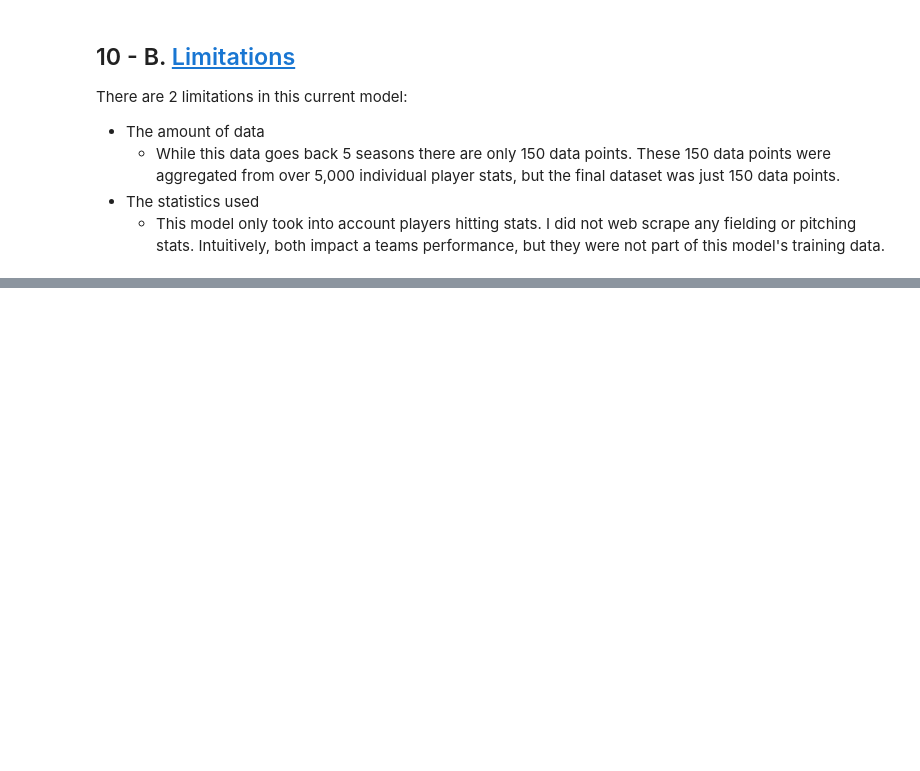
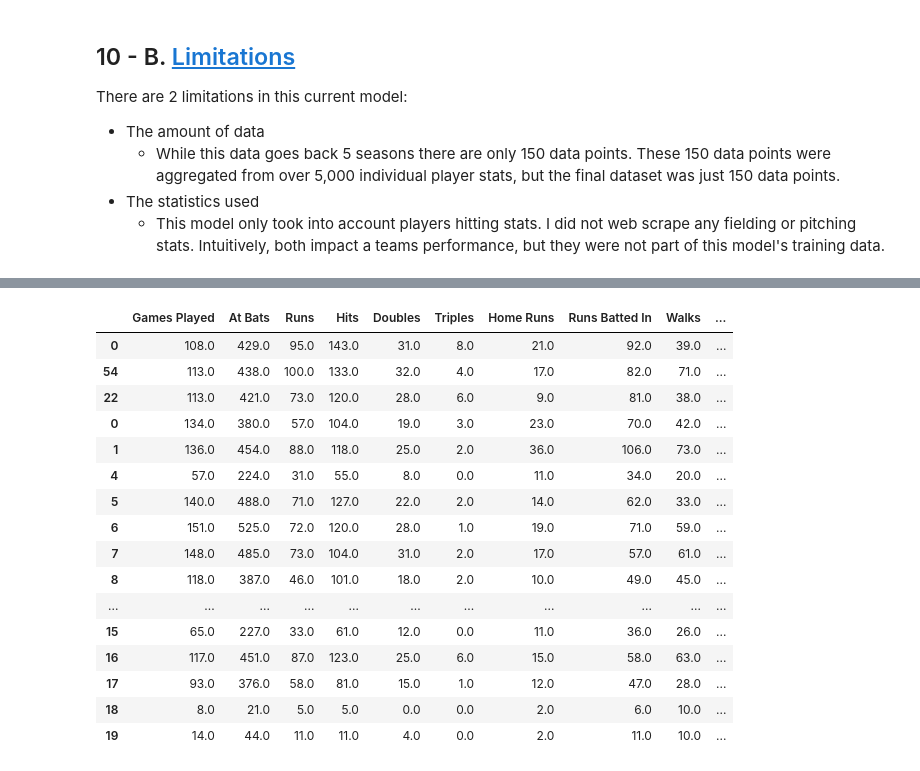
Before and after one commit to AgathaZareth/Capstone_Project, a Jupyter notebook: notebooks/Modeling.ipynb, the cells around one changed output, grey strips where cells are left out. Drawn from its saved outputs; the diff is of its cells as text; code cells hidden in the pictures; blank space fills up the shorter version.

```diff
--- a/notebooks/Modeling.ipynb
+++ b/notebooks/Modeling.ipynb
@@ -2505,7 +2505,7 @@ add_Wade = pd.DataFrame(['SAC',14,44,11,11,4,0,2,11,10,6,0,0,
                          index=sf_23_predictions.columns).T
 
 
-sf_23_predictions = pd.concat([sf_23_predictions,
+sf_23_raw = pd.concat([sf_23_predictions,
                                add_Crawford,
                                add_Bart,
                                add_Sabol,
@@ -2525,7 +2525,7 @@ sf_23_predictions = pd.concat([sf_23_predictions,
                                add_Ramos,
                                add_Wade], ignore_index=True)
 
-sf_23_predictions
+sf_23_raw
 # %% [output]
 |  | Team | Games Played | At Bats | Runs | Hits | Doubles | Triples | Home Runs | Runs Batted In | ... |
 | 0 | SF | 134 | 380 | 57 | 104 | 19 | 3 | 23 | 70 | ... |
@@ -2546,7 +2546,7 @@ sf_23_predictions
 | 30 | SAC | 14 | 44 | 11 | 11 | 4 | 0 | 2 | 11 | ... |
 # %%
 # drop string columns (except for players name)
-sf_23_predictions = sf_23_predictions.drop(['Year', 'Position', 'Team'], axis=1)
+sf_23_predictions = sf_23_raw.drop(['Year', 'Position', 'Team'], axis=1)
 # %%
 # consolidate players
 
@@ -3126,0 +3158,6 @@ test_minor.sort_values(['RSO'], ascending=False)[:3]
+# %%
+# check there are not duplicated of these players in minor teams
+keep_these_players = []
+for last in top_3['Last Name']:
+    display(minor[minor['Last Name']==last])
+    keep_these_players.append(minor[minor['Last Name']==last])
@@ -3126,0 +3171,32 @@ test_minor.sort_values(['RSO'], ascending=False)[:3]
+# %%
+keepers = pd.concat(keep_these_players)
+
+keepers['Player Name'] = [row['First Name']+" "+row['Last Name'] for _, row \
+                          in keepers.iterrows()]
+
+swap_these_in = keepers[giants_2023_hitters.columns]
+
+# drop joey bart, j.d. davis, and Austin Slater
+dropped = giants_2023_hitters.drop([10,3, 2])
+
+# swap in Wynton Bernard, Miguel Vargas, Brett Sullivan
+swapped = pd.concat([swap_these_in, dropped])
+swapped
+# %% [output]
+|  | Games Played | At Bats | Runs | Hits | Doubles | Triples | Home Runs | Runs Batted In | Walks | ... |
+| 0 | 108.0 | 429.0 | 95.0 | 143.0 | 31.0 | 8.0 | 21.0 | 92.0 | 39.0 | ... |
+| 54 | 113.0 | 438.0 | 100.0 | 133.0 | 32.0 | 4.0 | 17.0 | 82.0 | 71.0 | ... |
+| 22 | 113.0 | 421.0 | 73.0 | 120.0 | 28.0 | 6.0 | 9.0 | 81.0 | 38.0 | ... |
+| 0 | 134.0 | 380.0 | 57.0 | 104.0 | 19.0 | 3.0 | 23.0 | 70.0 | 42.0 | ... |
+| 1 | 136.0 | 454.0 | 88.0 | 118.0 | 25.0 | 2.0 | 36.0 | 106.0 | 73.0 | ... |
+| 4 | 57.0 | 224.0 | 31.0 | 55.0 | 8.0 | 0.0 | 11.0 | 34.0 | 20.0 | ... |
+| 5 | 140.0 | 488.0 | 71.0 | 127.0 | 22.0 | 2.0 | 14.0 | 62.0 | 33.0 | ... |
+| 6 | 151.0 | 525.0 | 72.0 | 120.0 | 28.0 | 1.0 | 19.0 | 71.0 | 59.0 | ... |
+| 7 | 148.0 | 485.0 | 73.0 | 104.0 | 31.0 | 2.0 | 17.0 | 57.0 | 61.0 | ... |
+| 8 | 118.0 | 387.0 | 46.0 | 101.0 | 18.0 | 2.0 | 10.0 | 49.0 | 45.0 | ... |
+| ... | ... | ... | ... | ... | ... | ... | ... | ... | ... | ... |
+| 15 | 65.0 | 227.0 | 33.0 | 61.0 | 12.0 | 0.0 | 11.0 | 36.0 | 26.0 | ... |
+| 16 | 117.0 | 451.0 | 87.0 | 123.0 | 25.0 | 6.0 | 15.0 | 58.0 | 63.0 | ... |
+| 17 | 93.0 | 376.0 | 58.0 | 81.0 | 15.0 | 1.0 | 12.0 | 47.0 | 28.0 | ... |
+| 18 | 8.0 | 21.0 | 5.0 | 5.0 | 0.0 | 0.0 | 2.0 | 6.0 | 10.0 | ... |
+| 19 | 14.0 | 44.0 | 11.0 | 11.0 | 4.0 | 0.0 | 2.0 | 11.0 | 10.0 | ... |
```
Also changed, not shown: parts of 16 cells of this notebook.
